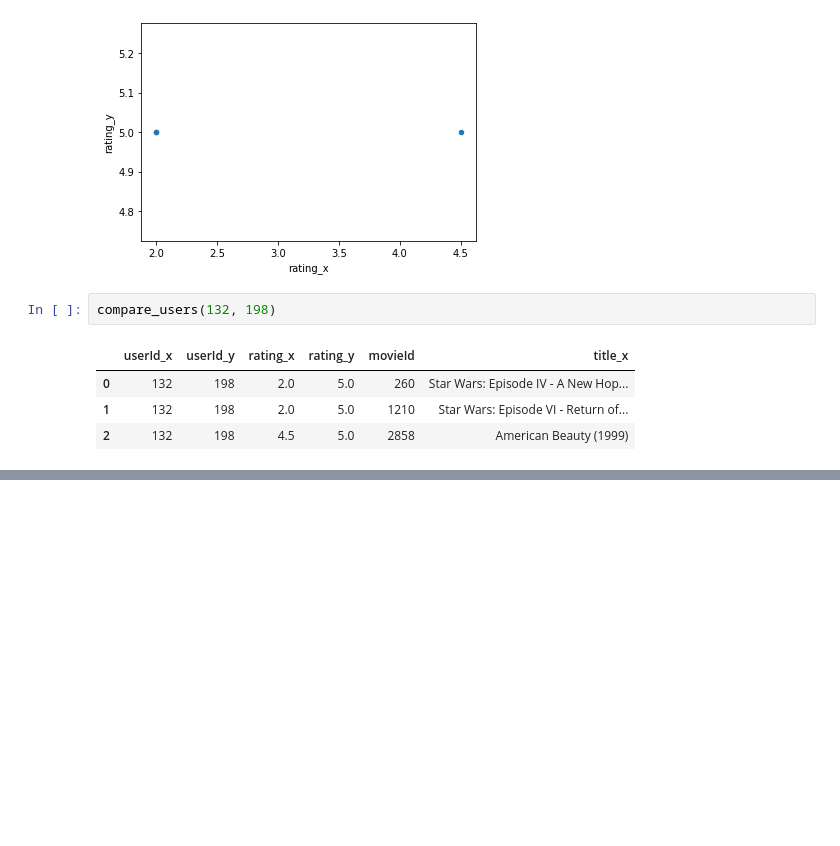
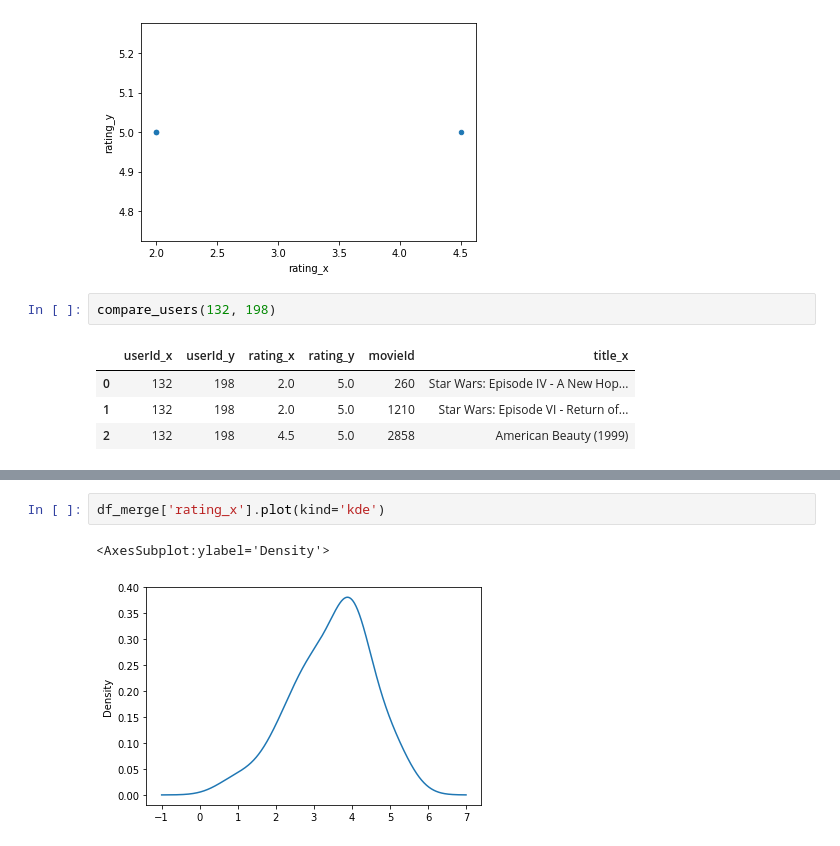
Before and after one commit to mg-um/umpe-ml2, a Jupyter notebook: UMPE - ML2 - Recomendadores.ipynb, the cells around one changed output, grey strips where cells are left out. Saved outputs shown, nothing was run; the diff lists cells and outputs as text; blank space fills up the shorter version.

```diff
--- a/UMPE - ML2 - Recomendadores.ipynb
+++ b/UMPE - ML2 - Recomendadores.ipynb
@@ -156,0 +209,5 @@ compare_users(132, 198)
+# %%
+df_merge['rating_x'].plot(kind='kde')
+# %% [output]
+<AxesSubplot:ylabel='Density'>
+[figure, added]
```
Also changed, not shown: parts of 10 cells of this notebook.
